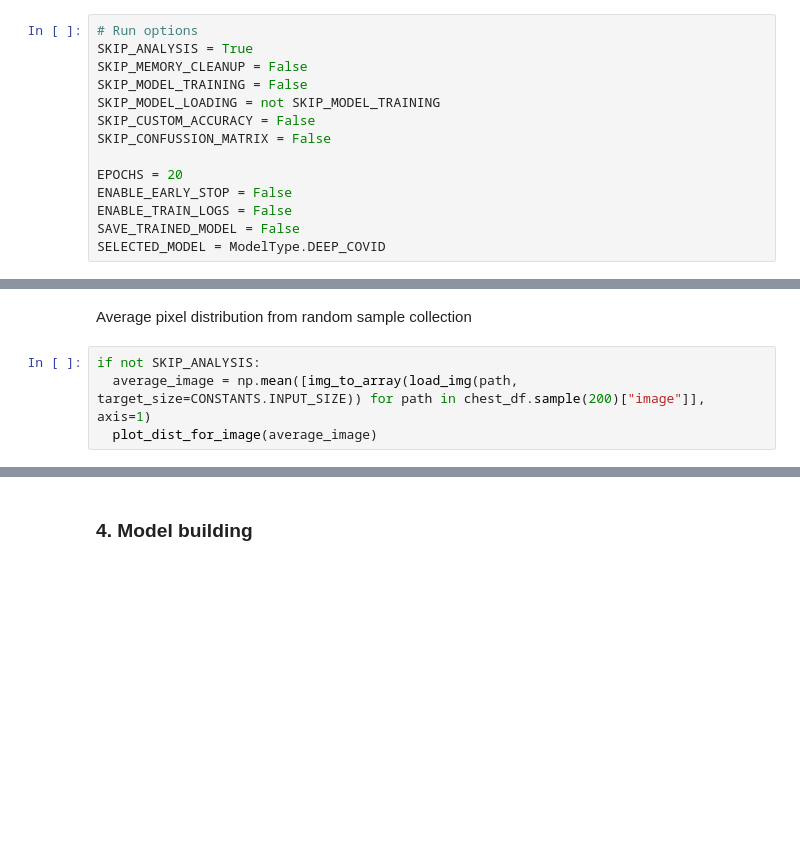
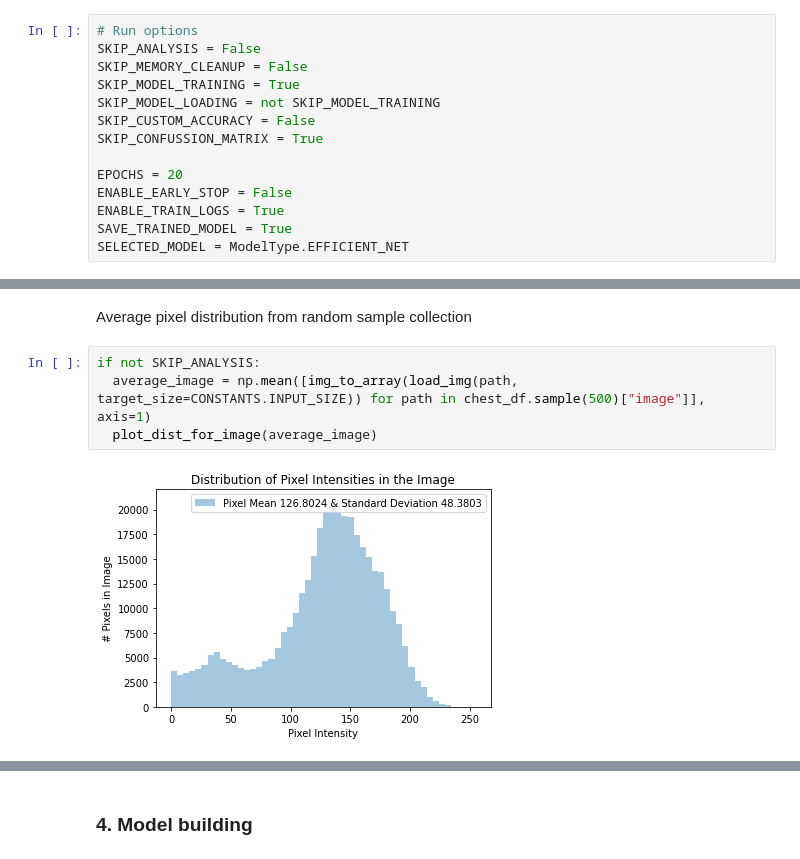
Before and after one commit to armandasalmd/deep-covid, a Jupyter notebook: deepCovidIndex.ipynb, the cells around one changed output, grey strips where cells are left out. Saved outputs shown, nothing was run; the diff lists cells and outputs as text; blank space fills up the shorter version.

```diff
--- a/deepCovidIndex.ipynb
+++ b/deepCovidIndex.ipynb
@@ -41,17 +43,17 @@ warnings.simplefilter(action="ignore", category=UserWarning)
 # %%
 # Run options
-SKIP_ANALYSIS = True
+SKIP_ANALYSIS = False
 SKIP_MEMORY_CLEANUP = False
-SKIP_MODEL_TRAINING = False
+SKIP_MODEL_TRAINING = True
 SKIP_MODEL_LOADING = not SKIP_MODEL_TRAINING
 SKIP_CUSTOM_ACCURACY = False
-SKIP_CONFUSSION_MATRIX = False
+SKIP_CONFUSSION_MATRIX = True
 
 EPOCHS = 20
 ENABLE_EARLY_STOP = False
-ENABLE_TRAIN_LOGS = False
-SAVE_TRAINED_MODEL = False
-SELECTED_MODEL = ModelType.DEEP_COVID
+ENABLE_TRAIN_LOGS = True
+SAVE_TRAINED_MODEL = True
+SELECTED_MODEL = ModelType.EFFICIENT_NET
 # %% [markdown]
 ### 2. Loading dataset/s
 # %%
@@ -225,7 +242,9 @@ if not SKIP_ANALYSIS:
 Average pixel distribution from random sample collection
 # %%
 if not SKIP_ANALYSIS:
-  average_image = np.mean([img_to_array(load_img(path, target_size=CONSTANTS.INPUT_SIZE)) for path in chest_df.sample(200)["image"]], axis=1)
+  average_image = np.mean([img_to_array(load_img(path, target_size=CONSTANTS.INPUT_SIZE)) for path in chest_df.sample(500)["image"]], axis=1)
   plot_dist_for_image(average_image)
+# %% [output]
+[figure, added]
 # %%
 if not SKIP_ANALYSIS:
```
Also changed, not shown: parts of 14 cells of this notebook, 3 other files.
